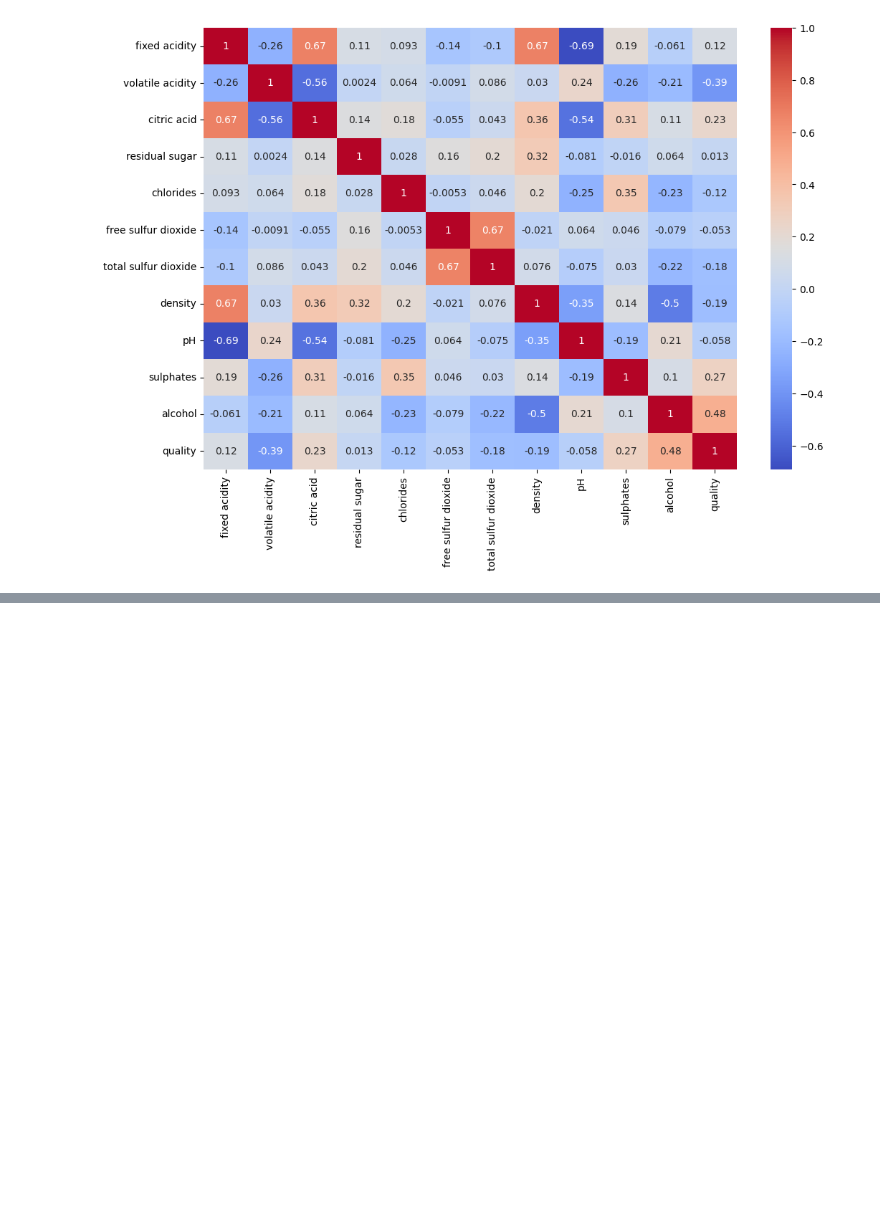
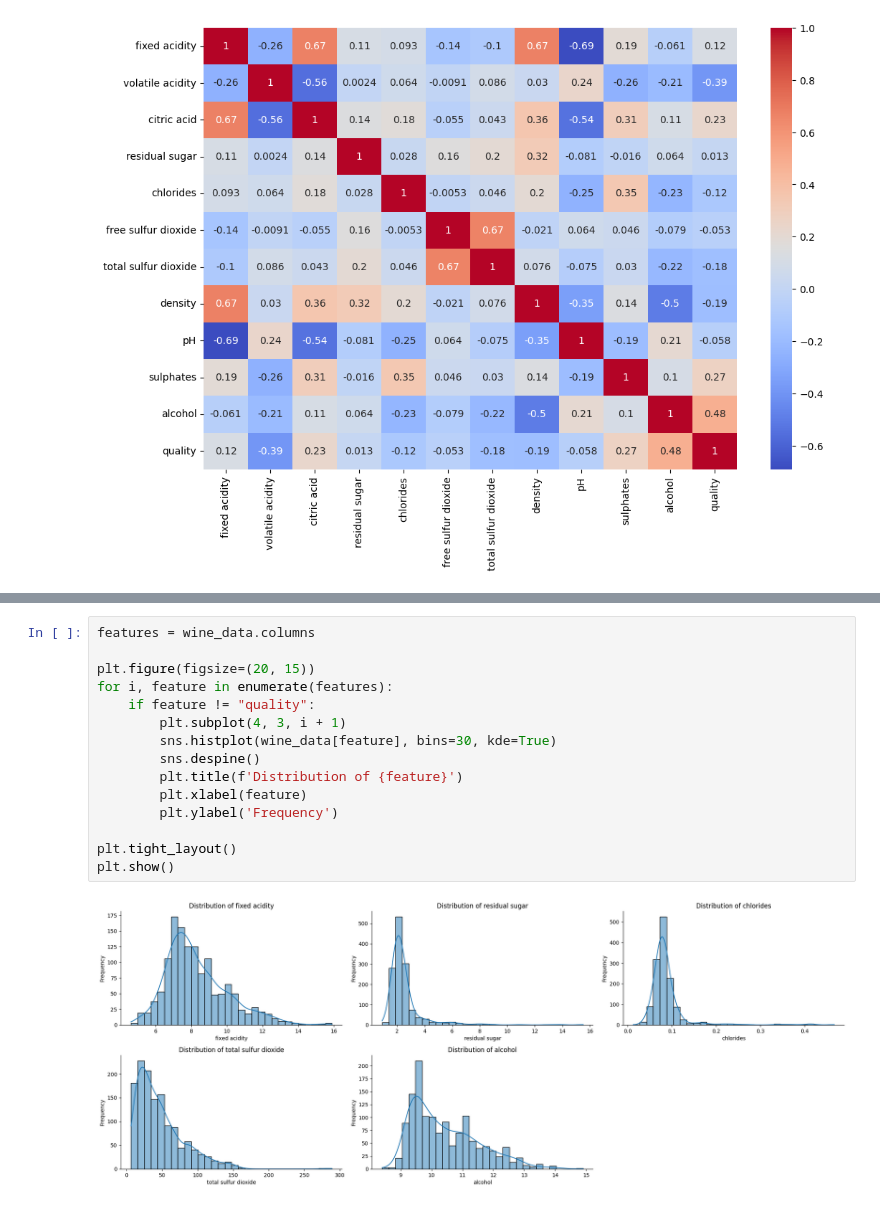
Before and after one commit to minde121/Wine-Quality-EDA-Regression, a Jupyter notebook: wine_analysis.ipynb, the cells around one changed output, grey strips where cells are left out. Saved outputs shown, nothing was run; the diff lists cells and outputs as text; blank space fills up the shorter version.

```diff
--- a/wine_analysis.ipynb
+++ b/wine_analysis.ipynb
@@ -239,0 +285,17 @@ Additionally, in case we need to perform feature selection for regression models
+# %%
+features = wine_data.columns
+
+plt.figure(figsize=(20, 15))
+for i, feature in enumerate(features):
+    if feature != "quality":
+        plt.subplot(4, 3, i + 1)
+        sns.histplot(wine_data[feature], bins=30, kde=True)
+        sns.despine()
+        plt.title(f'Distribution of {feature}')
+        plt.xlabel(feature)
+        plt.ylabel('Frequency')
+
+plt.tight_layout()
+plt.show()
+# %% [output]
+[figure, added]
```
Also changed, not shown: parts of 7 cells of this notebook.
